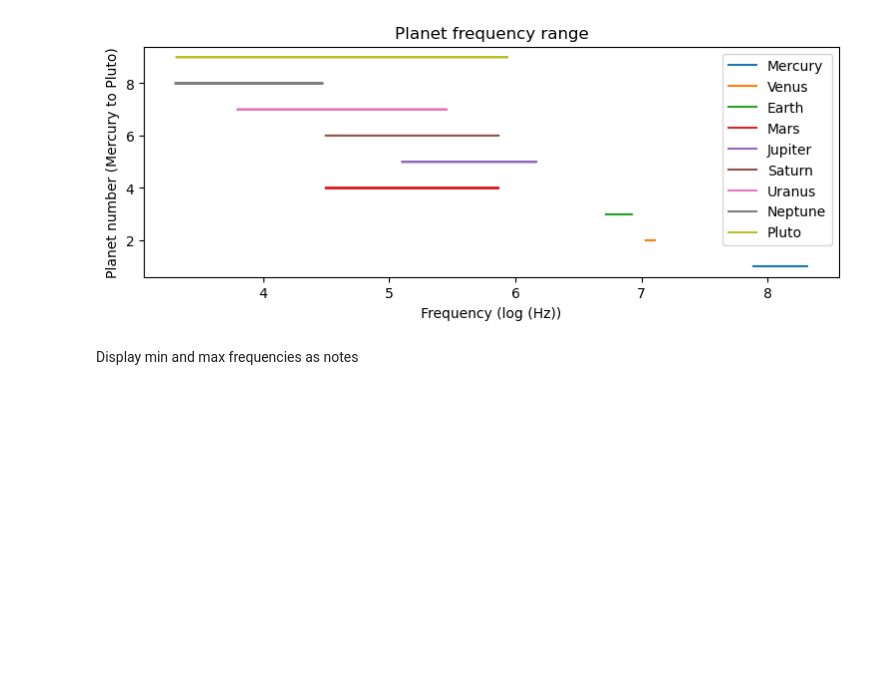
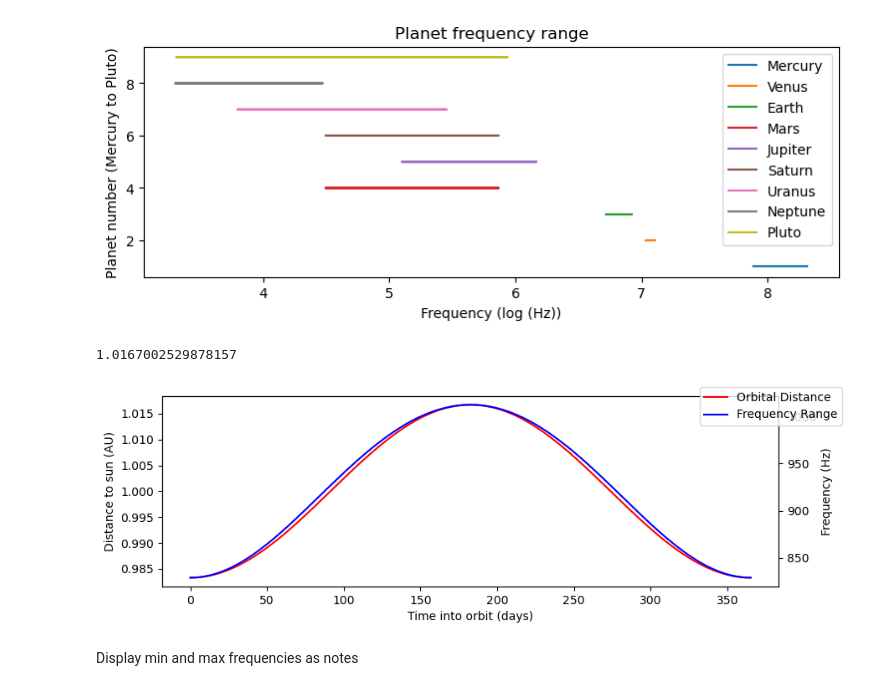
Before and after one commit to neil-power/music_of_the_spheres, a Jupyter notebook: group project.ipynb, the cells around one changed output. Saved outputs shown, nothing was run; the diff lists cells and outputs as text; code cells hidden in the pictures; blank space fills up the shorter version.

```diff
--- a/group project.ipynb
+++ b/group project.ipynb
@@ -331,6 +331,25 @@ plt.legend(planet_names)
 plt.show()
 # %% [output]
 [figure]
+# %%
+fig, ax1 = plt.subplots(figsize=(9,3))
+
+ax1.set_xlabel("Time into orbit (days)")
+ax1.set_ylabel("Distance to sun (AU)")
+ax1.plot(t_total[2],dist_total[2],color="r")
+print(max(dist_total[2]))
+
+ax2 = ax1.twinx()
+ax2.set_ylabel("Frequency (Hz)")
+ax2.plot(t_total[2],freq_total[2],color="b")
+
+fig.tight_layout()
+fig.legend(["Orbital Distance","Frequency Range"])
+fig.suptitle("Frequency and ")
+plt.show()
+# %% [output]
+1.0167002529878157
+[figure, added]
 # %% [markdown]
 Display min and max frequencies as notes
 # %%
```
Also changed, not shown: parts of 4 cells of this notebook, 9 other files.
